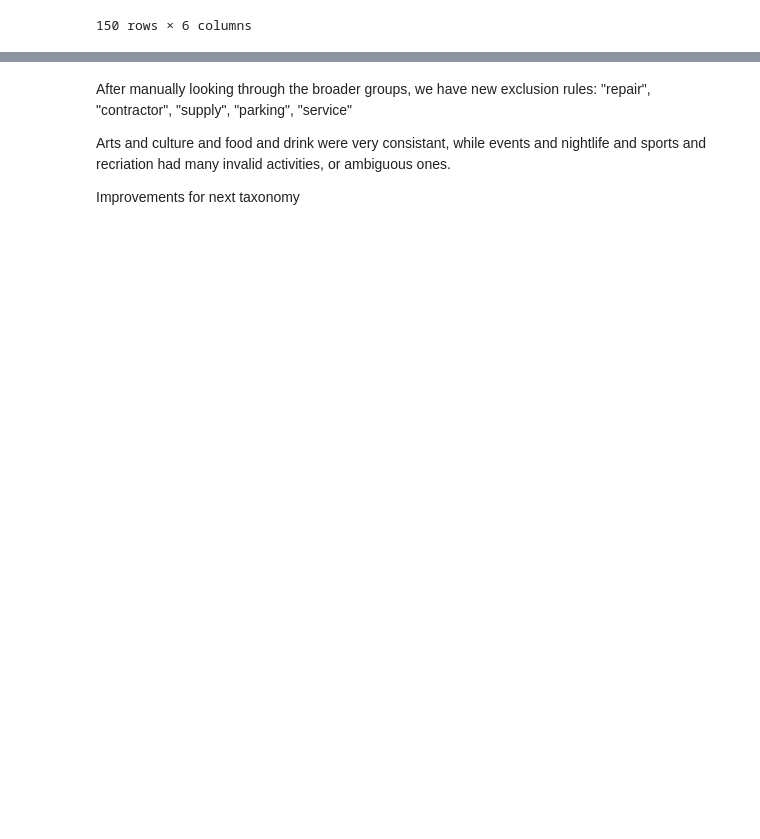
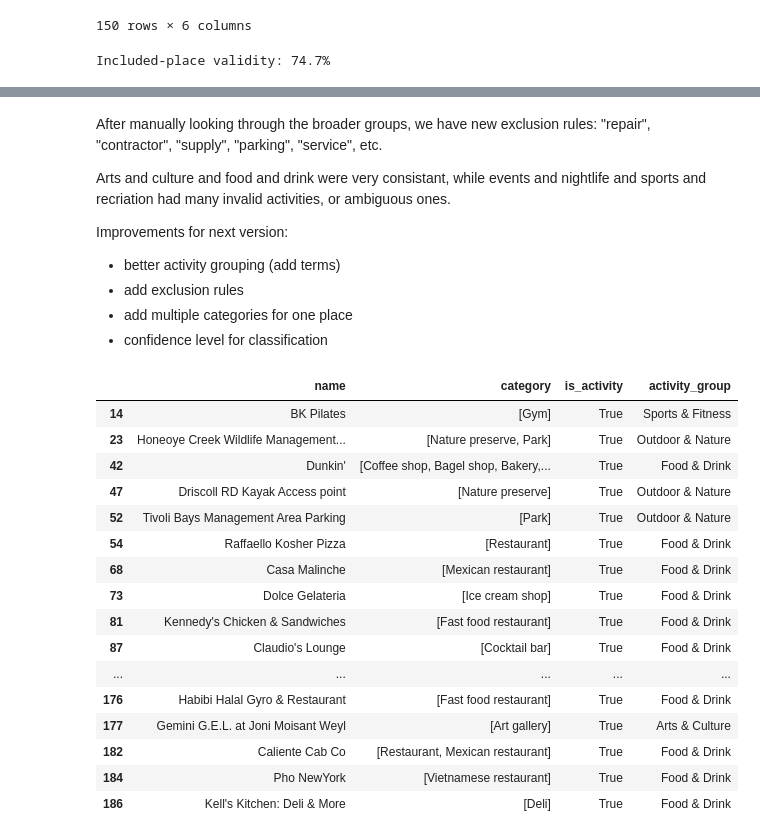
Before and after one commit to oesedebe/Egocentric-Activity-Recommendation-System, a Jupyter notebook: notebooks/02_stacey_activity_exploration.ipynb, the cells around one changed output, grey strips where cells are left out. Cells and saved outputs as stored; diff of their text form; code cells hidden in the pictures; blank space fills up the shorter version.

Commit message:
Organize validation samples

```diff
--- a/notebooks/02_stacey_activity_exploration.ipynb
+++ b/notebooks/02_stacey_activity_exploration.ipynb
@@ -39,7 +39,7 @@ Name: category, dtype: object
 # find the most common categories
 from collections import Counter
 
-category_counter = Counter()
+category_count = Counter()
 
 for categories in metadata["category"].dropna():
     category_count.update(categories)
@@ -273,6 +281,20 @@ validated_sample[
 | 148 | Nugent & Potter | ['Irrigation equipment supplier',... | Sports & Recreation | No | No | “swimming pool supply store” from... |
 | 149 | NY Kids Club - Brooklyn Heights | ['Preschool', 'After school progr... | Sports & Recreation | No | No | “Gymnastics” from “gym” |
 150 rows × 6 columns
+# %%
+validated_sample["valid_activity"].value_counts()
+
+valid_rate = (
+    validated_sample["valid_activity"]
+    .str.strip()
+    .str.lower()
+    .eq("yes")
+    .mean() * 100
+)
+
+print(f"Included-place validity: {valid_rate:.1f}%")
+# %% [output]
+Included-place validity: 74.7%
 # %%
 invalid_rows = validated_sample[
     validated_sample["valid_activity"].str.lower() == "no"
@@ -301,8 +323,12 @@ invalid_rows[
 | 149 | NY Kids Club - Brooklyn Heights | ['Preschool', 'After school progr... | Sports & Recreation | No | No | “Gymnastics” from “gym” |
 # %% [markdown]
 After manually looking through the broader groups, we have new exclusion rules:
-"repair", "contractor", "supply", "parking", "service"
+"repair", "contractor", "supply", "parking", "service", etc.
 
 Arts and culture and food and drink were very consistant, while events and nightlife and sports and recriation had many invalid activities, or ambiguous ones.
 
-Improvements for next taxonomy
+Improvements for next version:
+* better activity grouping (add terms)
+* add exclusion rules
+* add multiple categories for one place
+* confidence level for classification
@@ -308,0 +458,33 @@ Improvements for next taxonomy
+# %%
+metadata["is_activity"] = metadata["category"].apply(is_activity)
+
+metadata["activity_group"] = metadata["category"].apply(
+    assign_activity_group
+)
+
+activity_metadata = metadata[
+    metadata["is_activity"]
+].copy()
+
+# places that passed the filter
+activity_metadata[
+    ["name", "category", "is_activity", "activity_group"]
+].head(30)
+# %% [output]
+|  | name | category | is_activity | activity_group |
+| 14 | BK Pilates | [Gym] | True | Sports & Fitness |
+| 23 | Honeoye Creek Wildlife Management... | [Nature preserve, Park] | True | Outdoor & Nature |
+| 42 | Dunkin' | [Coffee shop, Bagel shop, Bakery,... | True | Food & Drink |
+| 47 | Driscoll RD Kayak Access point | [Nature preserve] | True | Outdoor & Nature |
+| 52 | Tivoli Bays Management Area Parking | [Park] | True | Outdoor & Nature |
+| 54 | Raffaello Kosher Pizza | [Restaurant] | True | Food & Drink |
+| 68 | Casa Malinche | [Mexican restaurant] | True | Food & Drink |
+| 73 | Dolce Gelateria | [Ice cream shop] | True | Food & Drink |
+| 81 | Kennedy's Chicken & Sandwiches | [Fast food restaurant] | True | Food & Drink |
+| 87 | Claudio's Lounge | [Cocktail bar] | True | Food & Drink |
+| ... | ... | ... | ... | ... |
+| 176 | Habibi Halal Gyro & Restaurant | [Fast food restaurant] | True | Food & Drink |
+| 177 | Gemini G.E.L. at Joni Moisant Weyl | [Art gallery] | True | Arts & Culture |
+| 182 | Caliente Cab Co | [Restaurant, Mexican restaurant] | True | Food & Drink |
+| 184 | Pho NewYork | [Vietnamese restaurant] | True | Food & Drink |
+| 186 | Kell's Kitchen: Deli & More | [Deli] | True | Food & Drink |
```
Also changed, not shown: parts of 23 cells of this notebook, 19 other files.
